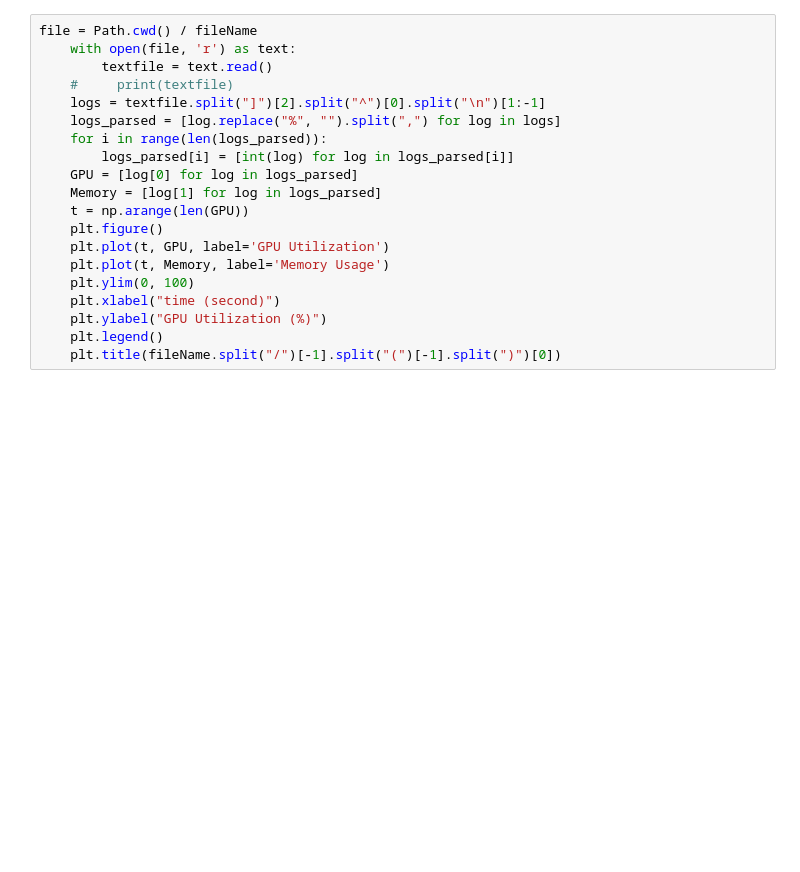
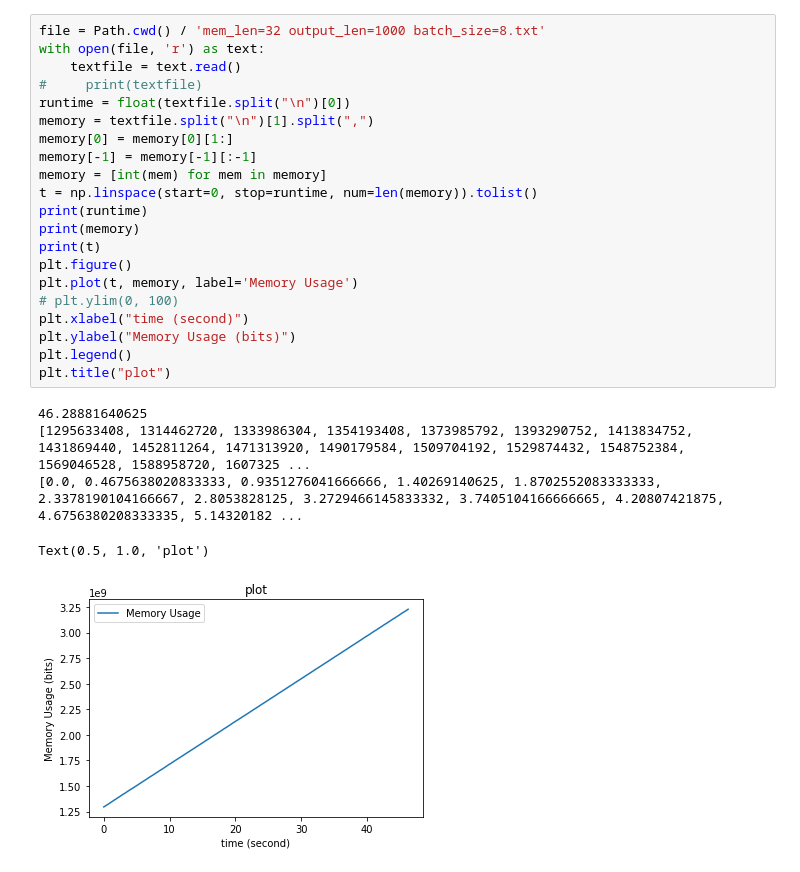
Before and after one commit to JerryPan2718/GPU-Research, a Jupyter notebook: Benchmark/Experiments/causal-transformer-decoder-script (20211027)/plot-GPU-utilization.ipynb, the cells around one changed output. Saved outputs shown, nothing was run; the diff lists cells and outputs as text; blank space fills up the shorter version.

```diff
--- a/Benchmark/Experiments/causal-transformer-decoder-script (20211027)/plot-GPU-utilization.ipynb
+++ b/Benchmark/Experiments/causal-transformer-decoder-script (20211027)/plot-GPU-utilization.ipynb
@@ -12,22 +17,29 @@ files
-# %%
-file = Path.cwd() / fileName
-    with open(file, 'r') as text:
-        textfile = text.read()
-    #     print(textfile)
-    logs = textfile.split("]")[2].split("^")[0].split("\n")[1:-1]
-    logs_parsed = [log.replace("%", "").split(",") for log in logs]
-    for i in range(len(logs_parsed)):
-        logs_parsed[i] = [int(log) for log in logs_parsed[i]]
-    GPU = [log[0] for log in logs_parsed]
-    Memory = [log[1] for log in logs_parsed]
-    t = np.arange(len(GPU))
-    plt.figure()
-    plt.plot(t, GPU, label='GPU Utilization')
-    plt.plot(t, Memory, label='Memory Usage')
-    plt.ylim(0, 100)
-    plt.xlabel("time (second)")
-    plt.ylabel("GPU Utilization (%)")
-    plt.legend()
-    plt.title(fileName.split("/")[-1].split("(")[-1].split(")")[0])
+# %%
+file = Path.cwd() / 'mem_len=32 output_len=1000 batch_size=8.txt'
+with open(file, 'r') as text:
+    textfile = text.read()
+#     print(textfile)
+runtime = float(textfile.split("\n")[0])
+memory = textfile.split("\n")[1].split(",")
+memory[0] = memory[0][1:]
+memory[-1] = memory[-1][:-1]
+memory = [int(mem) for mem in memory]
+t = np.linspace(start=0, stop=runtime, num=len(memory)).tolist()
+print(runtime)
+print(memory)
+print(t)
+plt.figure()
+plt.plot(t, memory, label='Memory Usage')
+# plt.ylim(0, 100)
+plt.xlabel("time (second)")
+plt.ylabel("Memory Usage (bits)")
+plt.legend()
+plt.title("plot")
+# %% [output]
+46.28881640625
+[1295633408, 1314462720, 1333986304, 1354193408, 1373985792, 1393290752, 1413834752, 1431869440, 1452811264, 1471313920, 1490179584, 1509704192, 1529874432, 1548752384, 1569046528, 1588958720, 1607325 ...
+[0.0, 0.4675638020833333, 0.9351276041666666, 1.40269140625, 1.8702552083333333, 2.3378190104166667, 2.8053828125, 3.2729466145833332, 3.7405104166666665, 4.20807421875, 4.6756380208333335, 5.14320182 ...
+Text(0.5, 1.0, 'plot')
+[figure, added]
 # %%
 for fileName in files:
```
Also changed, not shown: parts of 2 cells of this notebook, 1 other file.
